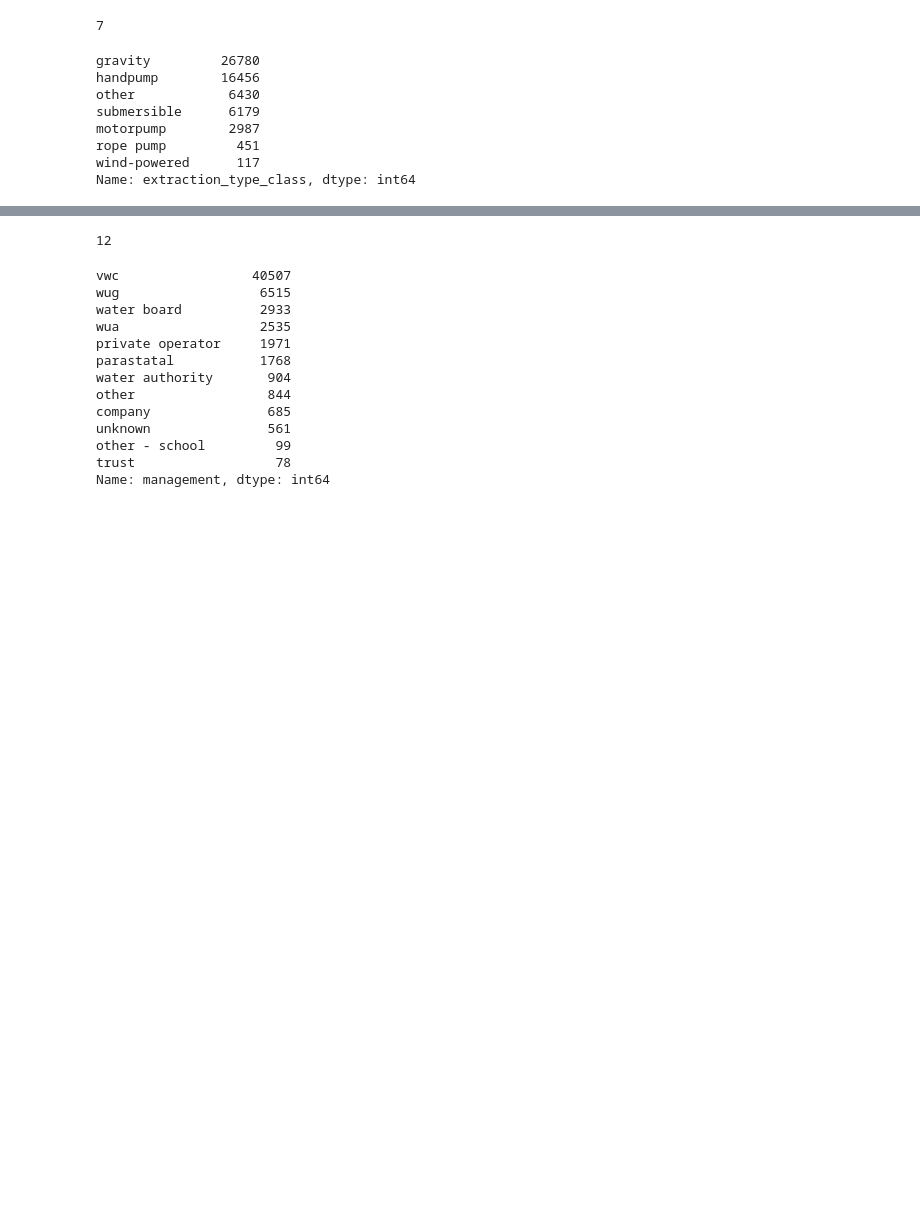
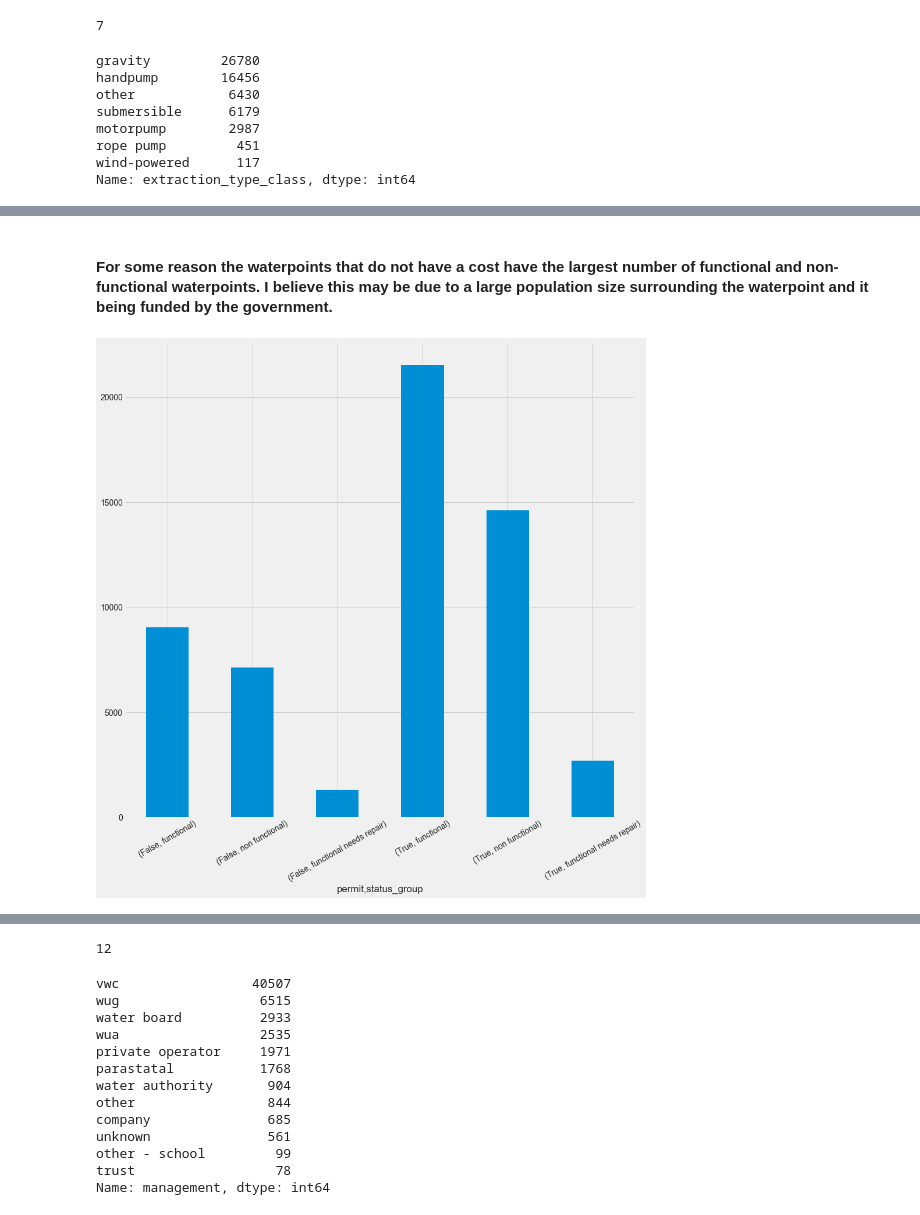
Before and after one commit to sydroth/tanzaniawellclassification, a Jupyter notebook: notebooks/02_jw_EDA.ipynb, the cells around one changed output, grey strips where cells are left out. Drawn from its saved outputs; the diff is of its cells as text; code cells hidden in the pictures; blank space fills up the shorter version.

```diff
--- a/notebooks/02_jw_EDA.ipynb
+++ b/notebooks/02_jw_EDA.ipynb
@@ -1378,0 +1329,11 @@ train = train.drop(columns=['extraction_type', 'extraction_type_group'],
+# %% [markdown]
+#### For some reason the waterpoints that do not have a cost have the largest number of functional and non-functional waterpoints. I believe this may be due to a large population size surrounding the waterpoint and it being funded by the government.
+# %%
+plt.style.use('fivethirtyeight')
+
+plt.figure(figsize=(14,14))
+train.groupby('permit')['status_group'].value_counts().plot(kind='bar')
+plt.xticks(rotation=30)
+plt.show()
+# %% [output]
+[figure, added]
```
Also changed, not shown: parts of 65 cells of this notebook, 7 other files.
